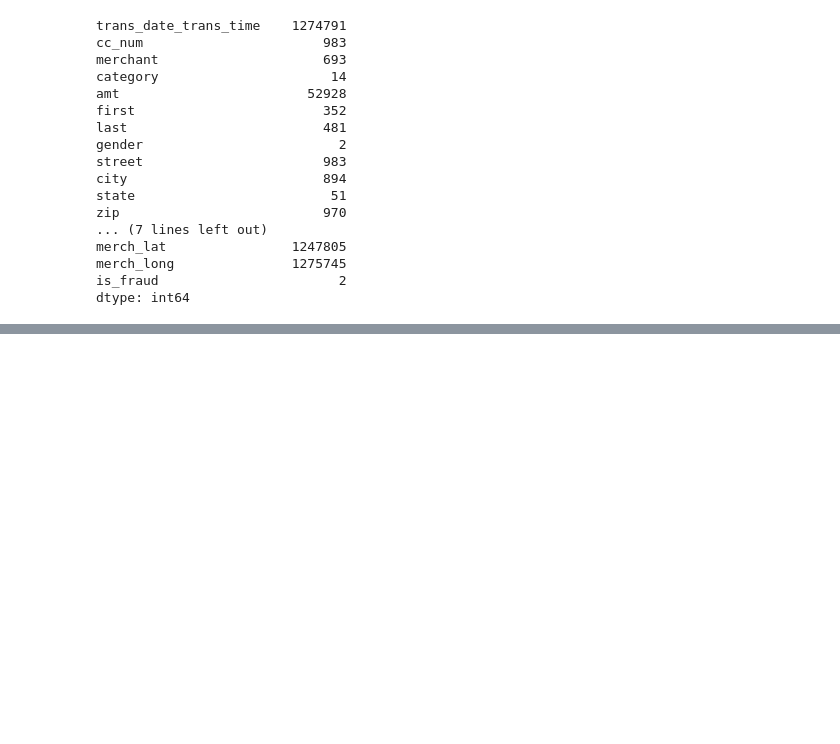
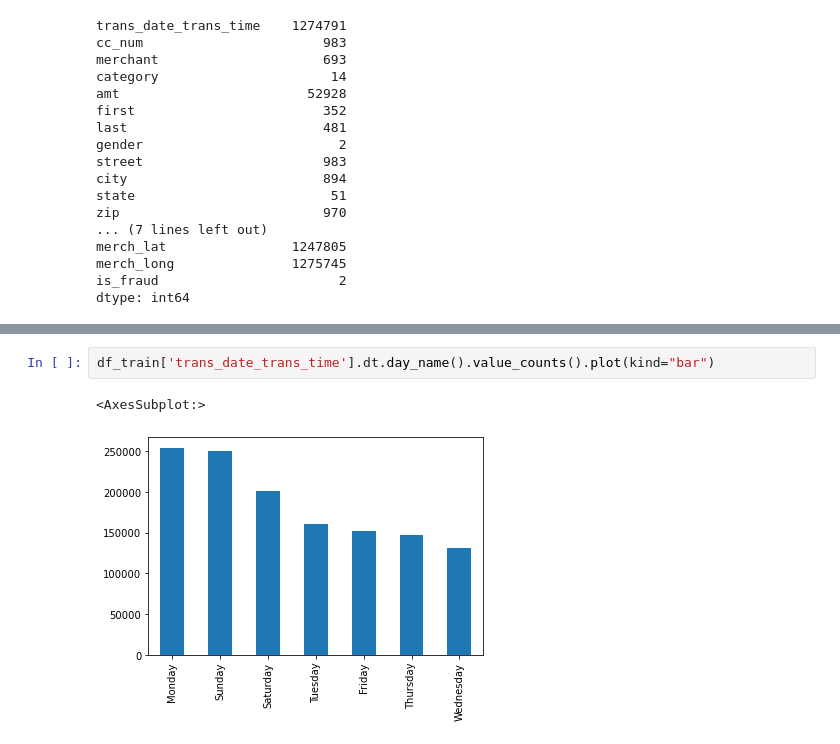
Before and after one commit to albeertito7/fraud-detection-analysis, a Jupyter notebook: notebooks/Analysis.ipynb, the cells around one changed output, grey strips where cells are left out. Saved outputs shown, nothing was run; the diff lists cells and outputs as text; blank space fills up the shorter version.

```diff
--- a/notebooks/Analysis.ipynb
+++ b/notebooks/Analysis.ipynb
@@ -103,0 +145,5 @@ dtype: int64
+# %%
+df_train['trans_date_trans_time'].dt.day_name().value_counts().plot(kind="bar")
+# %% [output]
+<AxesSubplot:>
+[figure, added]
```
Also changed, not shown: parts of 19 cells of this notebook.
